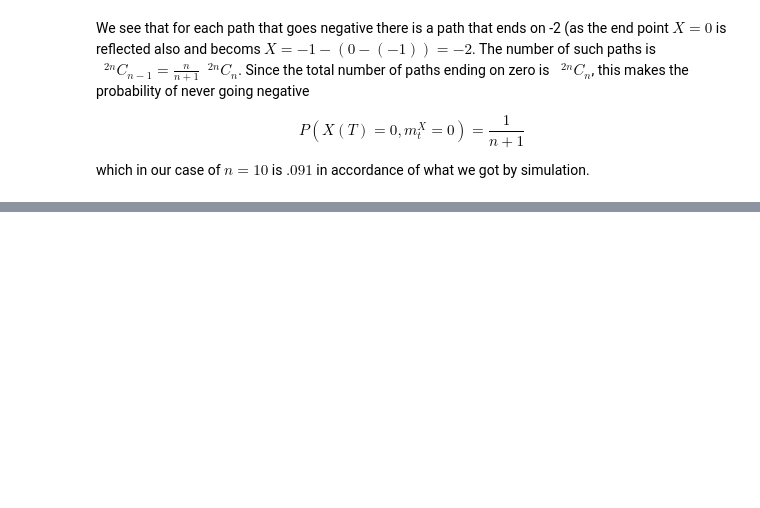
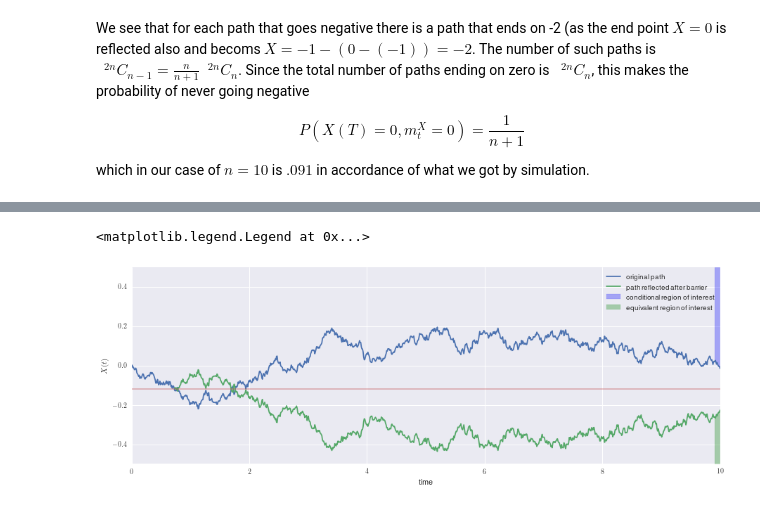
Before and after one commit to borundev/StochasticProcesses, a Jupyter notebook: BarrierCrossing.ipynb, the cells around one changed output, grey strips where cells are left out. Saved outputs shown, nothing was run; the diff lists cells and outputs as text; code cells hidden in the pictures; blank space fills up the shorter version.

```diff
--- a/BarrierCrossing.ipynb
+++ b/BarrierCrossing.ipynb
@@ -94,0 +113,30 @@ which in our case of $n=10$ is $.091$ in accordance of what we got by simulation
+# %%
+from MonteCarloPaths import WeinerPaths
+w=WeinerPaths(10,1000,1,sigma=.1)
+Barriers=.12
+while(np.abs(w[0,-1])>Barriers):
+    print "hello"
+    w=WeinerPaths(10,1000,1,sigma=.1)
+# %%
+barrier=-Barriers
+figsize(15,5)
+
+# first location of crossing barrier
+first_crossing=int(np.where(w[0]<barrier,range(1000),2000+np.zeros(1000)).min())
+alt_path=w[0].copy()
+alt_path[first_crossing:]=barrier-(w[0][first_crossing:]-barrier)
+
+plt.plot(w.get_timeline(),w[0],label="original path")
+plt.fill_between(w.get_timeline()[-10:],w[0][-10:],.5,color="b",alpha=.3,label="conditional region of interest")
+
+plt.plot(w.get_timeline()[first_crossing:],alt_path[first_crossing:],label="path reflected after barrier")
+plt.fill_between(w.get_timeline()[-10:],alt_path[-10:],-.5,color="g",alpha=.3, label="equivalent region of interest")
+
+plt.plot(w.get_timeline(),barrier*(1+np.zeros_like(w.get_timeline())),alpha=.4)
+plt.ylim(-.5,.5)
+plt.xlabel("time")
+plt.ylabel("$X(t)$")
+plt.legend()
+# %% [output]
+<matplotlib.legend.Legend at 0x...>
+[figure, added]
```
Also changed, not shown: parts of 9 cells of this notebook.
